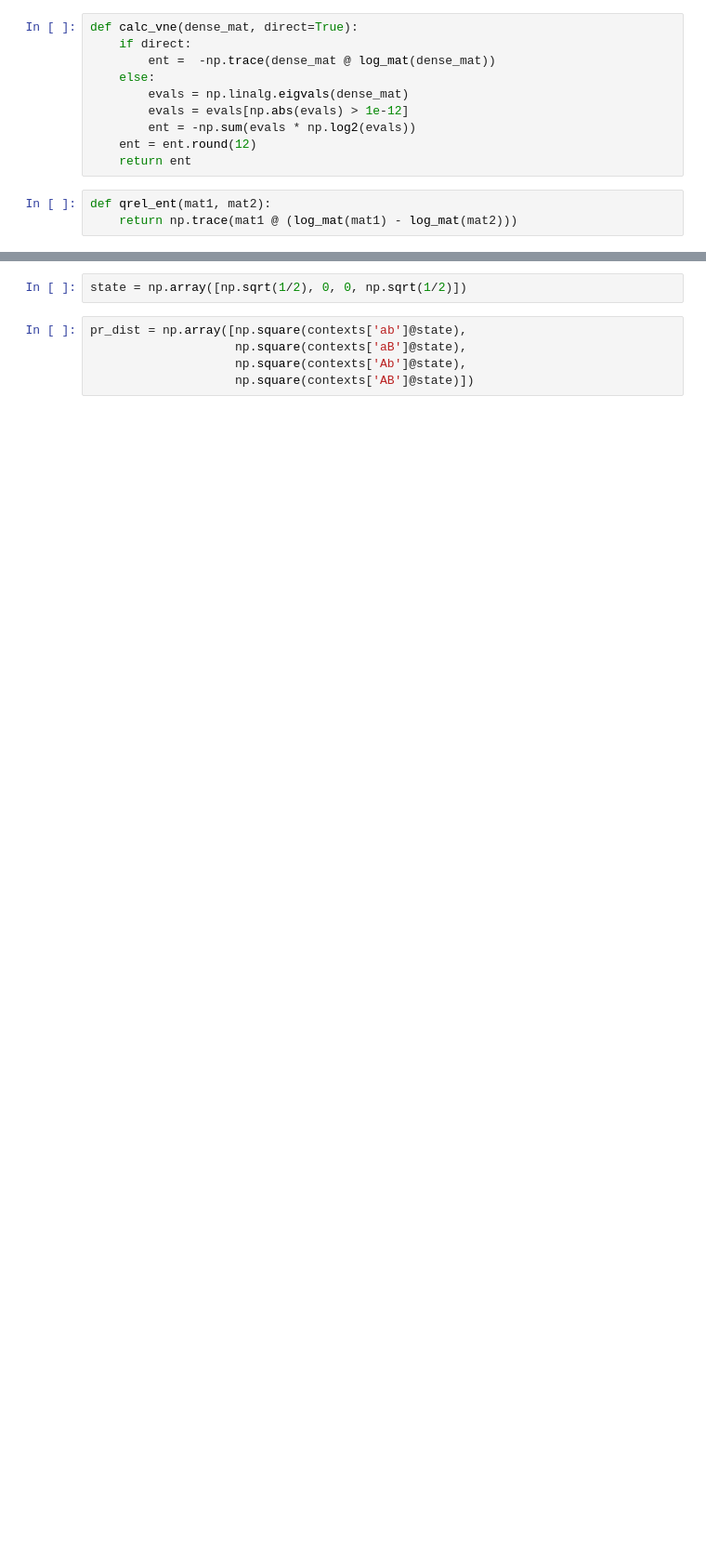
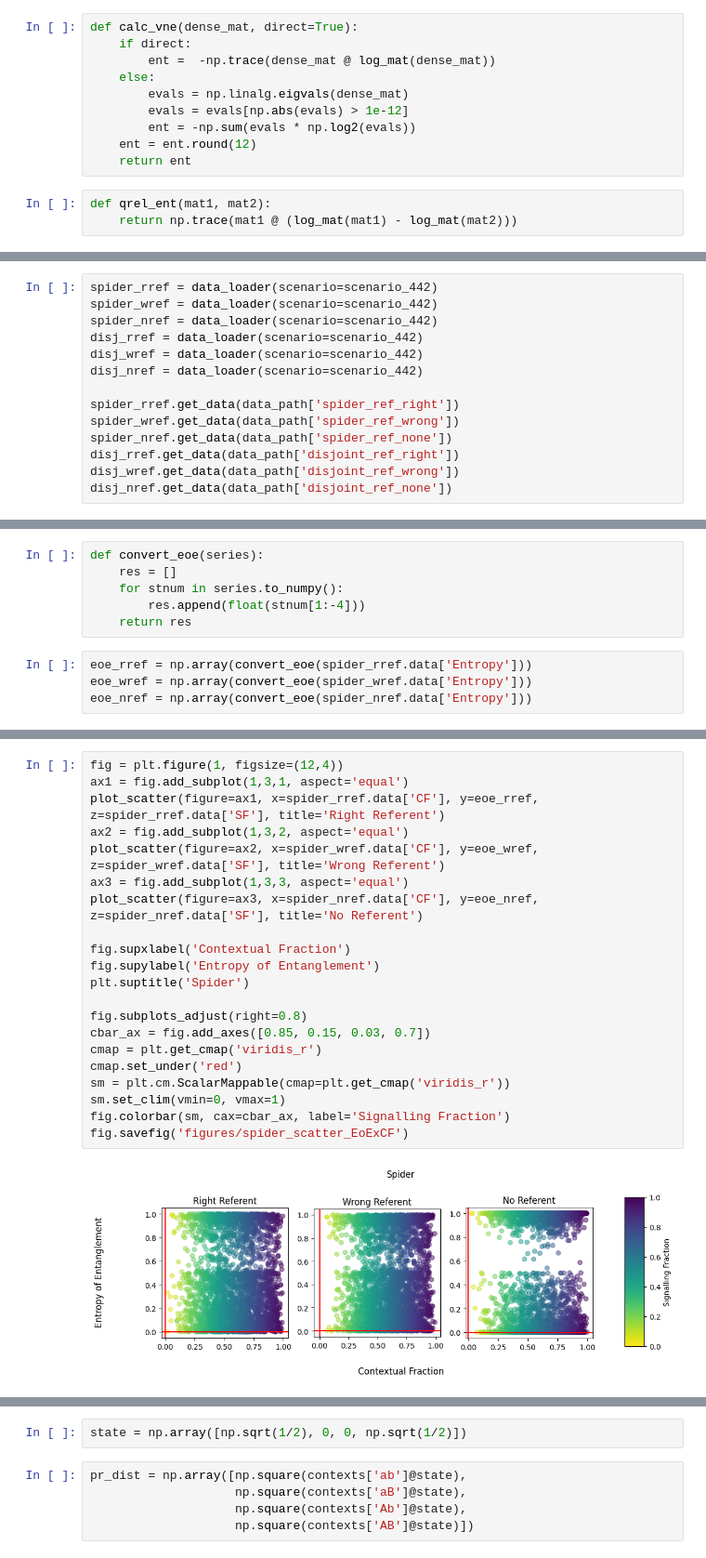
Before and after one commit to TilenLS/qnlp, a Jupyter notebook: main.ipynb, the cells around one changed output, grey strips where cells are left out. Shown at 93% size. Cells and saved outputs as stored; diff of their text form; blank space fills up the shorter version.

Commit message:
upload graphs

```diff
--- a/main.ipynb
+++ b/main.ipynb
@@ -147 +155,15 @@ Error: 'Unknown symbol: storm__n@n.l_0'
+# %%
+spider_rref = data_loader(scenario=scenario_442)
+spider_wref = data_loader(scenario=scenario_442)
+spider_nref = data_loader(scenario=scenario_442)
+disj_rref = data_loader(scenario=scenario_442)
+disj_wref = data_loader(scenario=scenario_442)
+disj_nref = data_loader(scenario=scenario_442)
+
+spider_rref.get_data(data_path['spider_ref_right'])
+spider_wref.get_data(data_path['spider_ref_wrong'])
+spider_nref.get_data(data_path['spider_ref_none'])
+disj_rref.get_data(data_path['disjoint_ref_right'])
+disj_wref.get_data(data_path['disjoint_ref_wrong'])
+disj_nref.get_data(data_path['disjoint_ref_none'])
 # %%
@@ -182,0 +198,10 @@ wrong_ref.gen_data()
+# %%
+def convert_eoe(series):
+    res = []
+    for stnum in series.to_numpy():
+        res.append(float(stnum[1:-4]))
+    return res
+# %%
+eoe_rref = np.array(convert_eoe(spider_rref.data['Entropy']))
+eoe_wref = np.array(convert_eoe(spider_wref.data['Entropy']))
+eoe_nref = np.array(convert_eoe(spider_nref.data['Entropy']))
@@ -182,0 +287,23 @@ wrong_ref.gen_data()
+# %%
+fig = plt.figure(1, figsize=(12,4))
+ax1 = fig.add_subplot(1,3,1, aspect='equal')
+plot_scatter(figure=ax1, x=spider_rref.data['CF'], y=eoe_rref, z=spider_rref.data['SF'], title='Right Referent')
+ax2 = fig.add_subplot(1,3,2, aspect='equal')
+plot_scatter(figure=ax2, x=spider_wref.data['CF'], y=eoe_wref, z=spider_wref.data['SF'], title='Wrong Referent')
+ax3 = fig.add_subplot(1,3,3, aspect='equal')
+plot_scatter(figure=ax3, x=spider_nref.data['CF'], y=eoe_nref, z=spider_nref.data['SF'], title='No Referent')
+
+fig.supxlabel('Contextual Fraction')
+fig.supylabel('Entropy of Entanglement')
+plt.suptitle('Spider')
+
+fig.subplots_adjust(right=0.8)
+cbar_ax = fig.add_axes([0.85, 0.15, 0.03, 0.7])
+cmap = plt.get_cmap('viridis_r')
+cmap.set_under('red')
+sm = plt.cm.ScalarMappable(cmap=plt.get_cmap('viridis_r'))
+sm.set_clim(vmin=0, vmax=1)
+fig.colorbar(sm, cax=cbar_ax, label='Signalling Fraction')
+fig.savefig('figures/spider_scatter_EoExCF')
+# %% [output]
+[figure, added]
```
Also changed, not shown: parts of 22 cells of this notebook, 59 other files.
